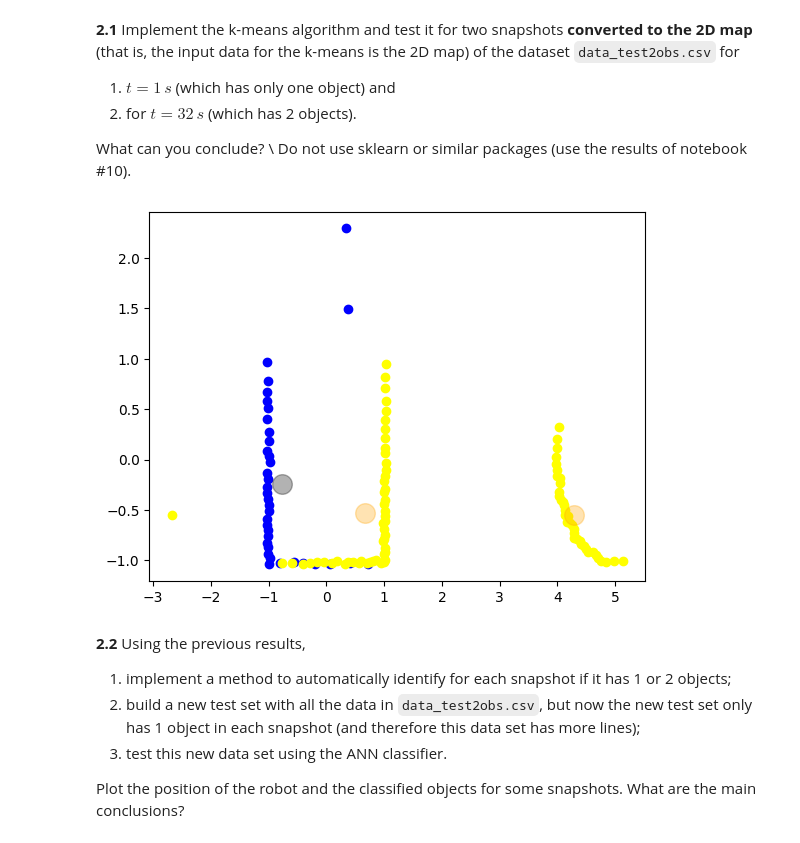
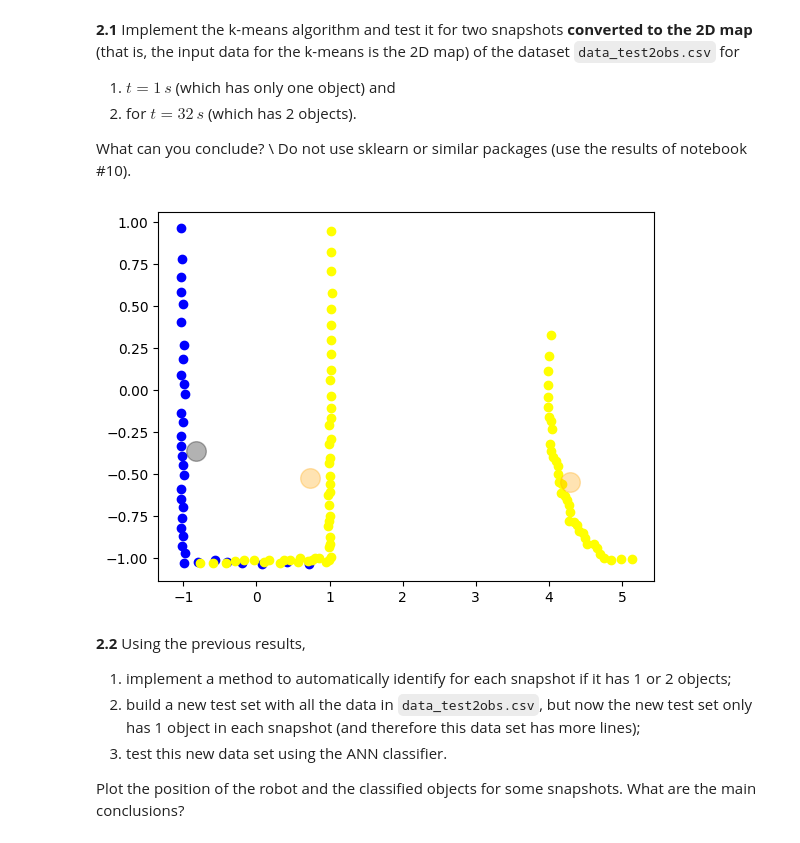
Before and after one commit to cthadeufaria/apc, a Jupyter notebook: project02/ML_project2.2.ipynb, the cells around one changed output. Cells and saved outputs as stored; diff of their text form; code cells hidden in the pictures.

```diff
--- a/project02/ML_project2.2.ipynb
+++ b/project02/ML_project2.2.ipynb
@@ -232,7 +232,11 @@ classes_test[np.where(classes_test == 2.)] = np.float64(0.)
 
 # Arrays with 1st 10 non-zero measurements
 def filter_10_nonzeros(a):
-    return a[np.where(a > 0)][0:10]
+    diff = 10 - a[np.where(np.nan_to_num(a) != 0)].shape[0]
+    if diff <= 0:
+        return a[np.where(np.nan_to_num(a) != 0)][0:10]
+    else:
+        return np.concatenate((a[np.where(np.nan_to_num(a) != 0)], np.zeros(shape=(diff,))))
 
 lidar_test_10 = np.apply_along_axis(filter_10_nonzeros, 1, lidar_range_test)
 lidar_train_10 = np.apply_along_axis(filter_10_nonzeros, 1, lidar_range_train)
@@ -534,7 +540,8 @@ py = df_test2obs["py"].values
 t1=1*10 #1sec times number of samples/second
 t2=32*10 #5sec times number of samples/second
 angle = np.linspace(-179, 180, num=360)
-
+# Clean outliers greater than 5m
+Lidar_range[np.where(Lidar_range > 5.0)] = 0
 # Build the cloud points in 2D plan
 xy = np.zeros(shape=(*Lidar_range.shape, 2))
 for t in range(len(Lidar_range)):
@@ -544,7 +551,6 @@ for t in range(len(Lidar_range)):
             xy[t][i][1] = py[t]+Lidar_range[t][i]*np.sin(angle[i]/180*np.pi)
 xy1 = xy[t1, :, :]
 xy2 = xy[t2, :, :]
-
 xy1 = np.apply_along_axis(filter_nonzeros, 0, xy1)
 xy2 = np.apply_along_axis(filter_nonzeros, 0, xy2)
 # %%
@@ -577,7 +583,7 @@ def k_means(X, k):
             if count[l] > 0:
                 new_centroids[l] = total[l] / count[l]
             else:
-                new_centroids[k] = [np.random.uniform(min(X[:, 0]), max(X[:, 0])), np.random.uniform(min(X[:, 1]), max(X[:, 1]))]
+                new_centroids[l] = [np.random.uniform(min(X[:, 0]), max(X[:, 0])), np.random.uniform(min(X[:, 1]), max(X[:, 1]))]
         if np.count_nonzero(centroids - new_centroids) == 0:
             diff = 0
         else:
@@ -590,14 +596,14 @@ def k_means(X, k):
 centroids1, cluster1 = k_means(xy1, 1)
 centroids2, cluster2 = k_means(xy2, 2)
 # %%
-"""Print clusters and centroids."""
+"""Print clusters and centroids for t = 1s and t = 32s."""
 plt.scatter(xy1[:, 0], xy1[:, 1], c='blue')
 plt.scatter(xy2[:, 0], xy2[:, 1], c='yellow')
 plt.scatter(centroids1[:, 0], centroids1[:, 1], c='black', s=200, alpha=0.3)
 plt.scatter(centroids2[:, 0], centroids2[:, 1], c='orange', s=200, alpha=0.3)
 plt.show()
 # %% [output]
-[figure, old version]
+[figure, new version]
 # %% [markdown]
 **2.2**
 Using the previous results,
```
Also changed, not shown: parts of 9 cells of this notebook, 2 other files.
